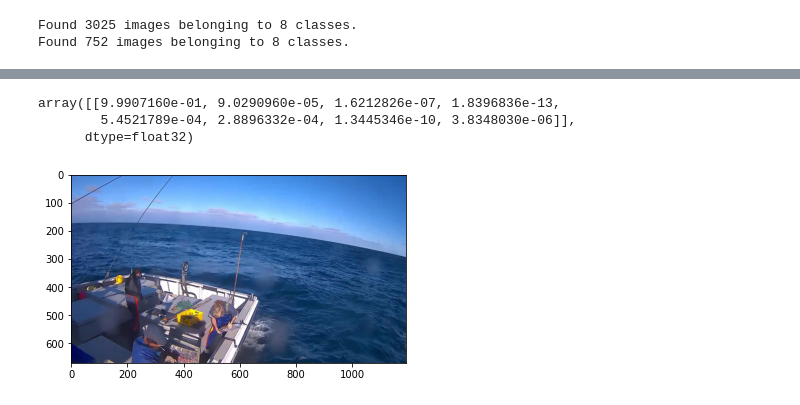
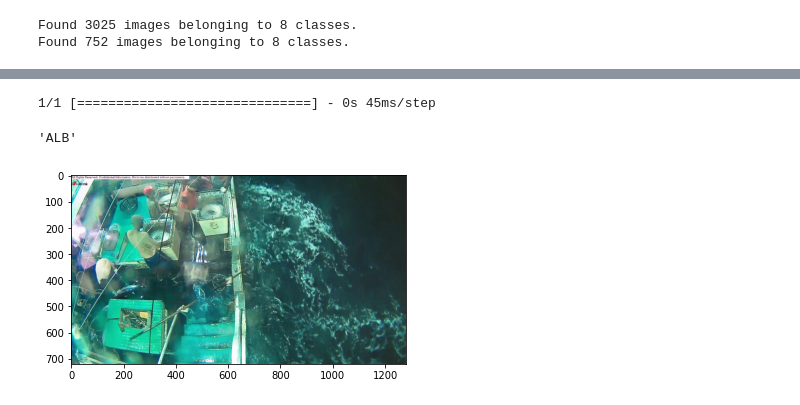
Before and after one commit to JakubGazewski/WTUM_7_2022, a Jupyter notebook: vgg16_fish_identification/fish_identification.ipynb, the cells around one changed output, grey strips where cells are left out. Saved outputs shown, nothing was run; the diff lists cells and outputs as text; code cells hidden in the pictures.

```diff
--- a/vgg16_fish_identification/fish_identification.ipynb
+++ b/vgg16_fish_identification/fish_identification.ipynb
@@ -75,7 +72,7 @@ train_it = datagen_train.flow_from_directory(
     target_size=(224, 224),
     color_mode="rgb",
     class_mode="categorical",
-    batch_size=64,
+    batch_size=16,
     subset='training'
 )
 
@@ -85,14 +82,14 @@ valid_it = datagen_train.flow_from_directory(
     target_size=(224, 224),
     color_mode="rgb",
     class_mode="categorical",
-    batch_size=64,
+    batch_size=16,
     subset='validation'
 )
 # %% [output]
 Found 3025 images belonging to 8 classes.
 Found 752 images belonging to 8 classes.
 # %%
-model.fit(train_it, steps_per_epoch=12,
-          validation_data=valid_it, validation_steps=4, epochs=10)
+model.fit(train_it, steps_per_epoch=train_it.samples/train_it.batch_size,
+          validation_data=valid_it, validation_steps=valid_it.samples/valid_it.batch_size, epochs=10)
 # %% [output]
 Epoch 1/10
@@ -123,5 +120,5 @@ model.compile(optimizer=keras.optimizers.RMSprop(learning_rate = .00001),  # Ver
               loss='categorical_crossentropy',
               metrics='accuracy')
 # %%
-model.fit(train_it, steps_per_epoch=12, validation_data=valid_it, validation_steps=4, epochs=1)
+model.fit(train_it, steps_per_epoch=train_it.samples/train_it.batch_size, validation_data=valid_it, validation_steps=valid_it.samples/valid_it.batch_size, epochs=10)
 # %% [output]
@@ -146,10 +162,13 @@ def make_predictions(image_path):
     preds = model.predict(image)
     return preds
 # %%
-make_predictions('D:\\the-nature-conservancy-fisheries-monitoring\\train/ALB/img_00032.jpg')
+import numpy as np
+#prediction = make_predictions('C:\\programowanie\\RYBY2\\train\\ALB\\img_00032.jpg')
+prediction = make_predictions('C:\\programowanie\\RYBY2\\train\\ALB\\img_00019.jpg')
+ryby = ['ALB', 'BET', 'DOL', 'LAG', 'NoF', 'OTHER', 'SHARK', 'YFT']
+ryby[np.argmax(prediction)]
 # %% [output]
-array([[9.9907160e-01, 9.0290960e-05, 1.6212826e-07, 1.8396836e-13,
-        5.4521789e-04, 2.8896332e-04, 1.3445346e-10, 3.8348030e-06]],
-      dtype=float32)
+1/1 [==============================] - 0s 45ms/step
+'ALB'
-[figure, old version]
+[figure, new version]
 # %%
```
Also changed, not shown: parts of 5 cells of this notebook, 16 other files.
